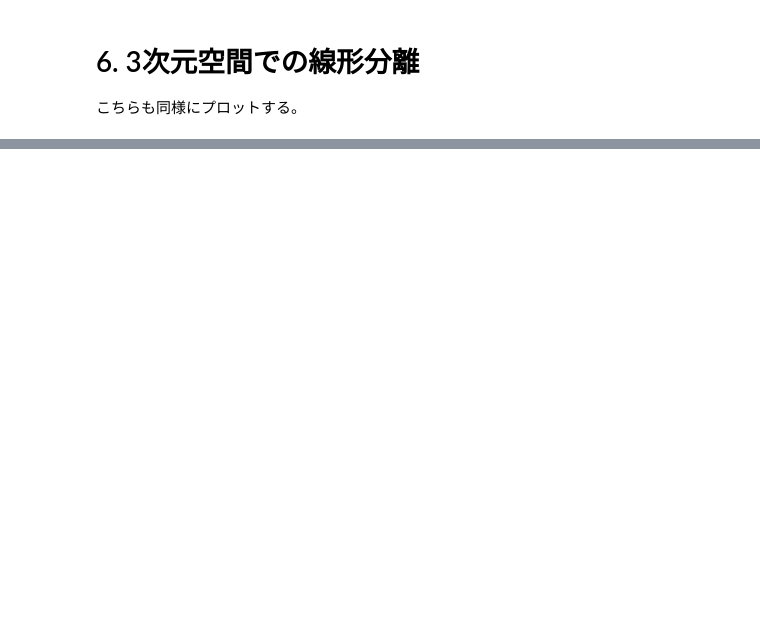
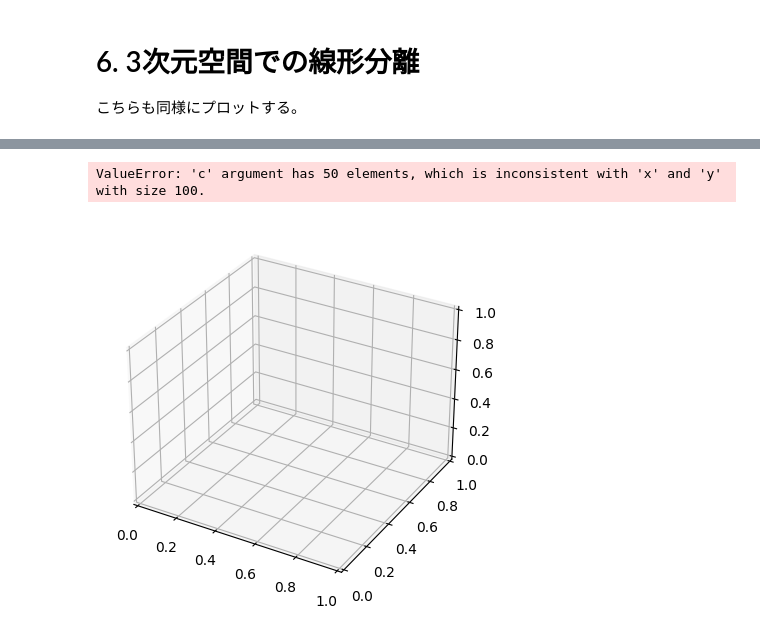
Before and after one commit to shirakurak/write-code-every-day, a Jupyter notebook: rbf-2-3.ipynb, the cells around one changed output, grey strips where cells are left out. Saved outputs shown, nothing was run; the diff lists cells and outputs as text; code cells hidden in the pictures; blank space fills up the shorter version.

```diff
--- a/rbf-2-3.ipynb
+++ b/rbf-2-3.ipynb
@@ -166,0 +190,48 @@ plt.show()
+# %%
+# from sklearn.svm import SVC
+# from matplotlib.colors import ListedColormap
+# import numpy as np
+# import matplotlib.pyplot as plt
+
+# 赤と緑のカラーマップを定義
+# custom_cmap = ListedColormap(['red', 'green'])
+
+# SVMモデルの学習
+# model = SVC(kernel='rbf', C=1.0, gamma=0.5)
+# model.fit(X_projected[:, :2], y)  # X1, X2を使用して学習
+
+# グリッドを生成
+x = np.linspace(X_projected[:, 0].min(), X_projected[:, 0].max(), 50)
+y = np.linspace(X_projected[:, 1].min(), X_projected[:, 1].max(), 50)
+xx, yy = np.meshgrid(x, y)
+
+# 決定境界を計算
+zz = model.decision_function(np.c_[xx.ravel(), yy.ravel()])  # 各点の判定値を計算
+zz = zz.reshape(xx.shape)
+
+# 正しいターゲットラベルを確認（データサイズに一致しているかチェック）
+# if len(X_projected[:, 0]) != len(y):
+#     print("Error: X and y size mismatch!")
+# else:
+#     print("X and y sizes match correctly.")
+
+# 3Dプロットの作成
+fig = plt.figure()
+ax = fig.add_subplot(111, projection='3d')
+
+# データポイントをプロット（赤と緑で色分け）
+ax.scatter(X_projected[:, 0], X_projected[:, 1], X_projected[:, 2], c=y, cmap=custom_cmap, edgecolors='k')
+
+# 決定境界のプロット（判定値が0の面を描画）
+# ax.contour3D(xx, yy, zz, levels=[0], colors='blue', alpha=0.7)  # 判定値0の等高線
+
+# 軸ラベルとタイトルを設定
+ax.set_xlabel('Feature 1')
+ax.set_ylabel('Feature 2')
+ax.set_zlabel('RBF Feature')
+plt.title("3D Projection of the Data with Decision Boundary")
+
+plt.show()
+# %% [output]
+ValueError: 'c' argument has 50 elements, which is inconsistent with 'x' and 'y' with size 100.
+[figure, added]
```
Also changed, not shown: parts of 7 cells of this notebook.
